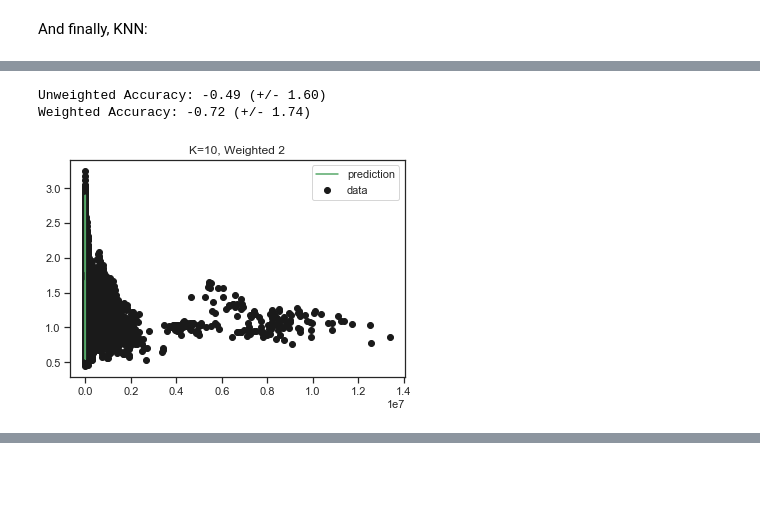
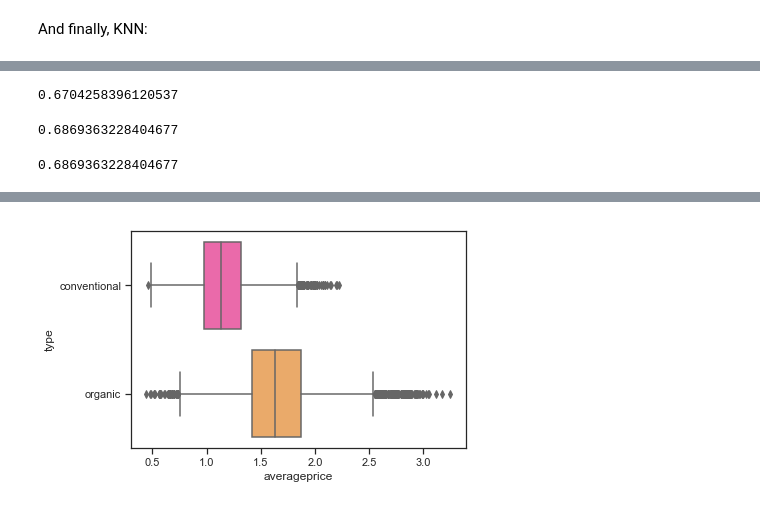
Before and after one commit to irenebratsis/Thinkful, a Jupyter notebook: 26. Capstone Avocado Prices .ipynb, the cells around one changed output, grey strips where cells are left out. Cells and saved outputs as stored; diff of their text form; code cells hidden in the pictures; blank space fills up the shorter version.

```diff
--- a/26. Capstone Avocado Prices .ipynb
+++ b/26. Capstone Avocado Prices .ipynb
@@ -633,31 +489,26 @@ plt.show()
-# %%
-from sklearn.model_selection import cross_val_score
-score = cross_val_score(knn, X, Y, cv=5)
-print("Unweighted Accuracy: %0.2f (+/- %0.2f)" % (score.mean(), score.std() * 2))
-score_w = cross_val_score(knn_w, X, Y, cv=5)
-print("Weighted Accuracy: %0.2f (+/- %0.2f)" % (score_w.mean(), score_w.std() * 2))
-# %% [output]
-Unweighted Accuracy: -0.49 (+/- 1.60)
-Weighted Accuracy: -0.72 (+/- 1.74)
-# %%
-# Adjusting weights to see if there is an improvement in the performance
-knn_w2 = neighbors.KNeighborsRegressor(n_neighbors=2, weights='distance')
-X = pd.DataFrame(df.smallbags)
-Y = df.averageprice
-knn_w2.fit(X, Y)
-
-# Set up our prediction line.
-T = np.arange(0, 400, 0.1)[:, np.newaxis]
-
-Y_ = knn_w2.predict(T)
-
-plt.scatter(X, Y, c='k', label='data')
-plt.plot(T, Y_, c='g', label='prediction')
-plt.legend()
-plt.title('K=10, Weighted 2')
-plt.show()
-# %% [output]
-[figure, removed]
+# %%
+from sklearn import neighbors
+
+# Build our model.
+knn = neighbors.KNeighborsRegressor(n_neighbors=10)
+knn.fit(X_train, Y_train)
+knn.score(X_test, Y_test)
+# %% [output]
+0.6704258396120537
+# %%
+# Run the same model, this time with weights.
+knn_w = neighbors.KNeighborsRegressor(n_neighbors=10, weights='distance')
+knn_w.fit(X_train, Y_train)
+knn_w.score(X_test, Y_test)
+# %% [output]
+0.6869363228404677
+# %%
+# Adjusting weights to see if there is an improvement in the performance
+knn_w2 = neighbors.KNeighborsRegressor(n_neighbors=2, weights='distance')
+knn_w.fit(X_train, Y_train)
+knn_w.score(X_test, Y_test)
+# %% [output]
+0.6869363228404677
 # %%
-sns.boxplot(y="type", x="averageprice", df=, palette = 'pink')
+sns.boxplot(y="type", x="averageprice", data=df, palette = 'spring')
 # %% [output]
@@ -665,2 +516,3 @@ SyntaxError: invalid syntax (<ipython-input-54-743dc9d131c5>, line 1)
+[figure, added]
 # %%
 mask = df['type']=='organic'
```
Also changed, not shown: parts of 30 cells of this notebook.
